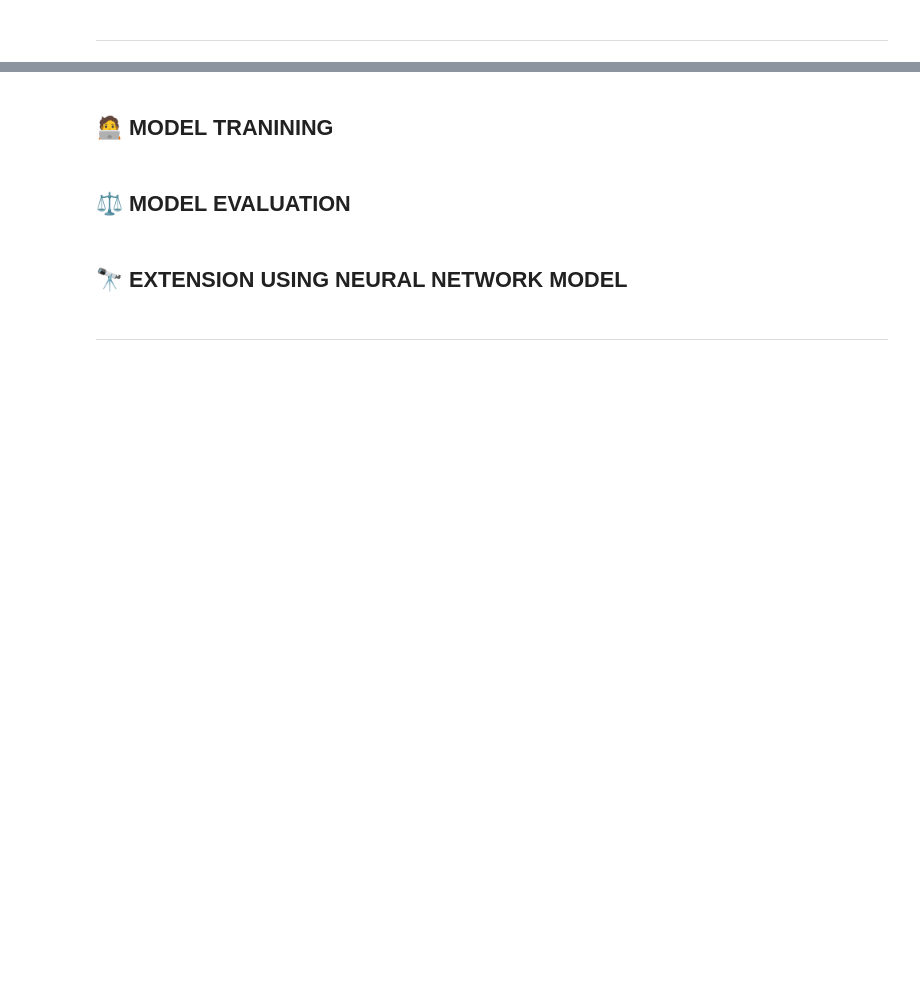
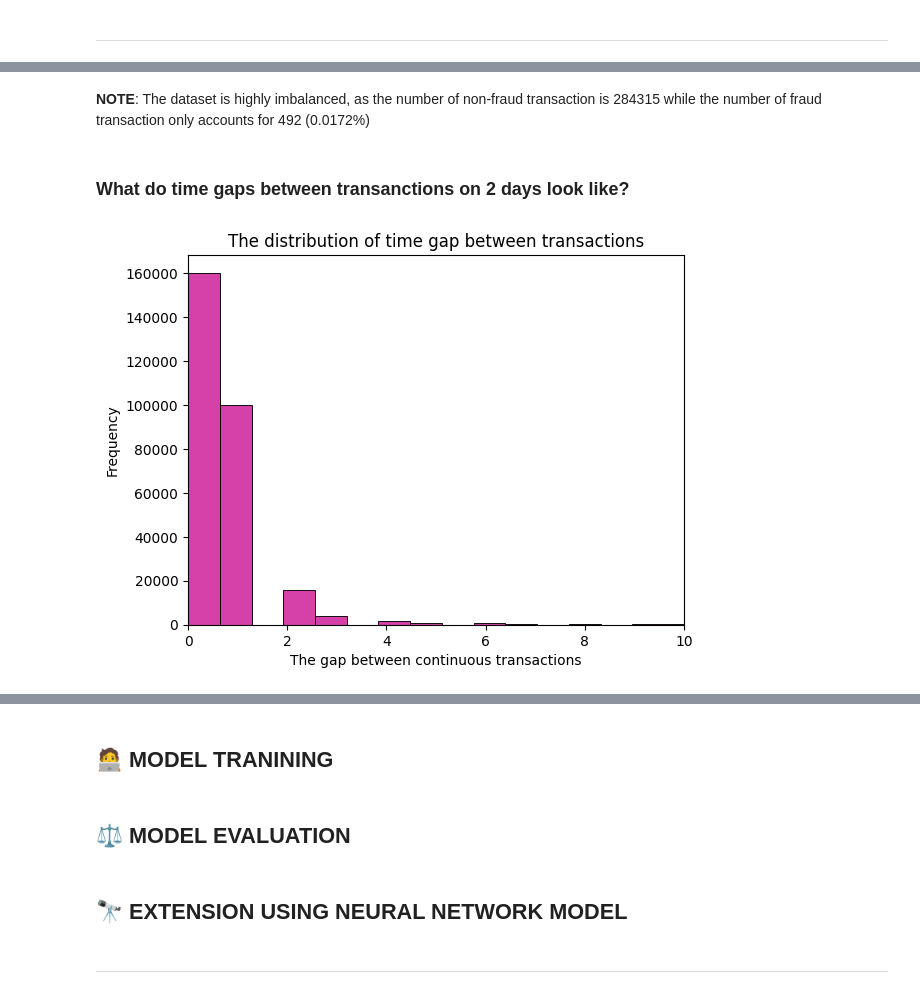
Before and after one commit to trungdung1711/credit-card-fraud-detection, a Jupyter notebook: notebooks/_v1.ipynb, the cells around one changed output, grey strips where cells are left out. Cells and saved outputs as stored; diff of their text form; code cells hidden in the pictures; blank space fills up the shorter version.

```diff
--- a/notebooks/_v1.ipynb
+++ b/notebooks/_v1.ipynb
@@ -70,0 +122,17 @@ print_df(df)
+# %% [markdown]
+**NOTE**: The dataset is highly imbalanced, as the number of non-fraud transaction is 284315 while the number of fraud transaction only accounts for 492 (0.0172%)
+# %% [markdown]
+### What do time gaps between transanctions on 2 days look like?
+# %%
+eda_df.sort_values("Time")
+eda_df["time_diff"] = eda_df["Time"].diff()
+
+sns.histplot(data=eda_df, x="time_diff", color=random_color(), bins=50)
+
+plt.xlim((0, 10))
+plt.xlabel("The gap between continuous transactions")
+plt.ylabel("Frequency")
+plt.title("The distribution of time gap between transactions")
+plt.show()
+# %% [output]
+[figure, added]
```
Also changed, not shown: parts of 22 cells of this notebook.
